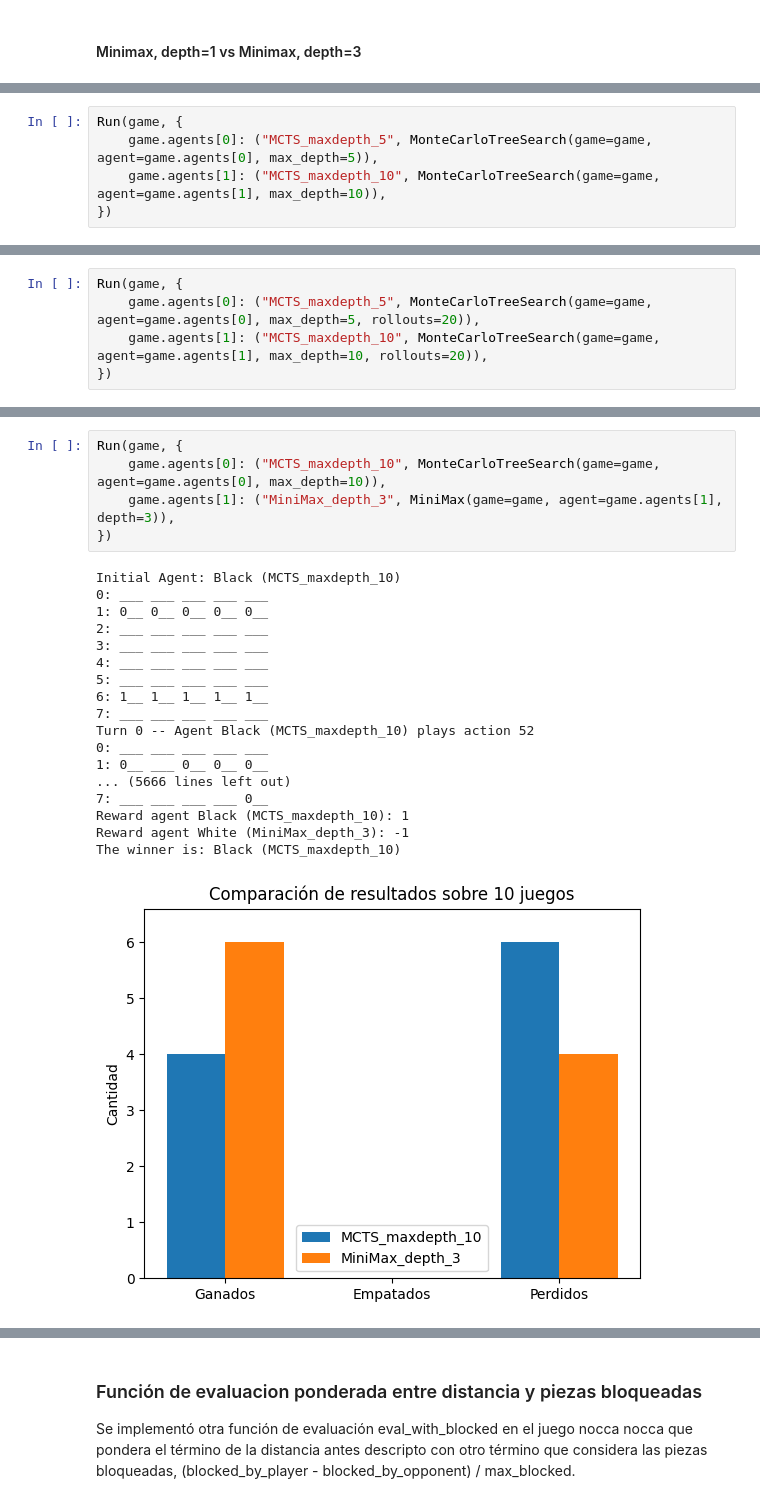
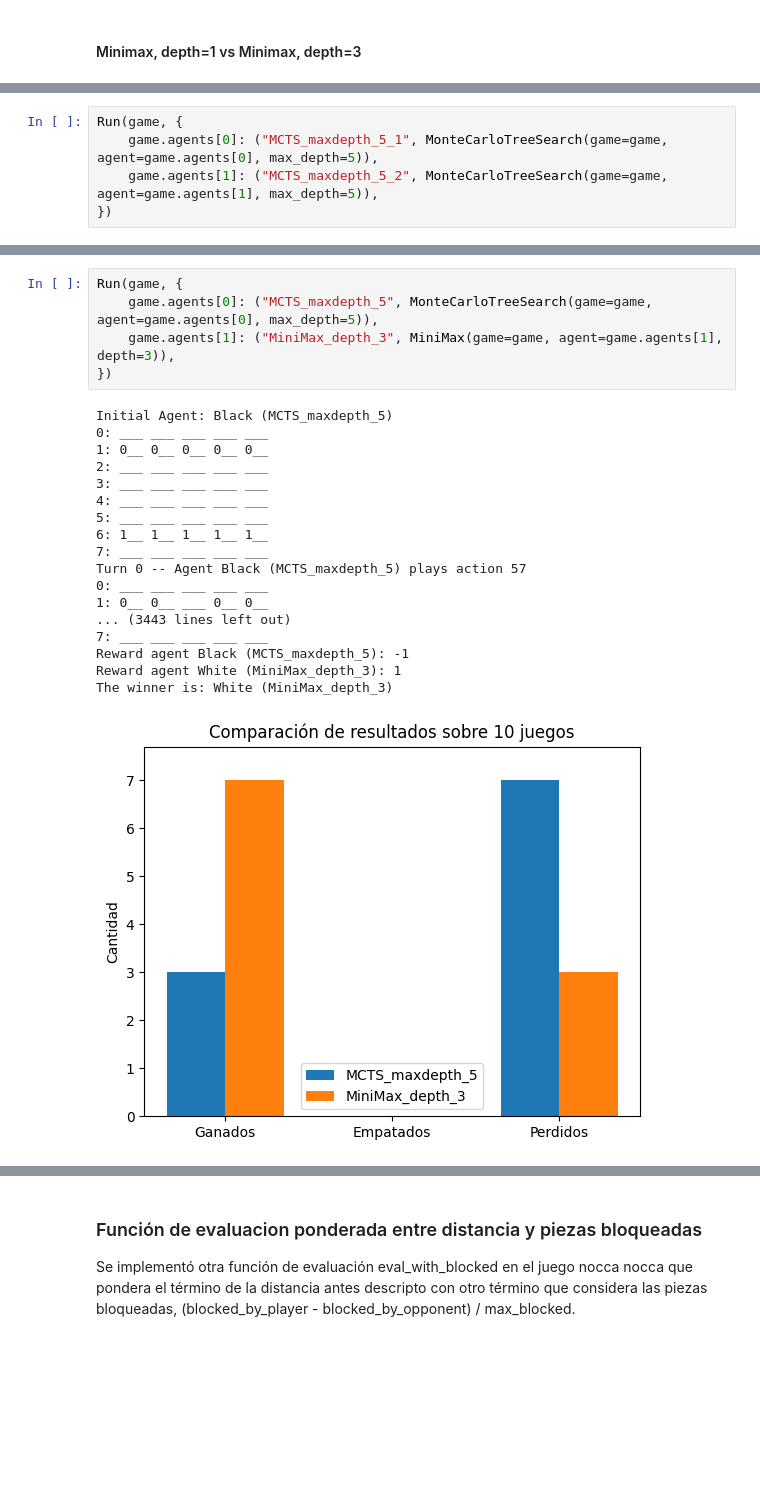
Before and after one commit to andscara/marl-obl2, a Jupyter notebook: Alternating Games/Nocca_Nocca.ipynb, the cells around one changed output, grey strips where cells are left out. Saved outputs shown, nothing was run; the diff lists cells and outputs as text; blank space fills up the shorter version.

```diff
--- a/Alternating Games/Nocca_Nocca.ipynb
+++ b/Alternating Games/Nocca_Nocca.ipynb
@@ -152,6 +152,6 @@ The winner is: White (MiniMax_depth_3)
 # %%
 Run(game, {
-    game.agents[0]: ("MCTS_maxdepth_5", MonteCarloTreeSearch(game=game, agent=game.agents[0], max_depth=5)),
-    game.agents[1]: ("MCTS_maxdepth_10", MonteCarloTreeSearch(game=game, agent=game.agents[1], max_depth=10)),
+    game.agents[0]: ("MCTS_maxdepth_5_1", MonteCarloTreeSearch(game=game, agent=game.agents[0], max_depth=5)),
+    game.agents[1]: ("MCTS_maxdepth_5_2", MonteCarloTreeSearch(game=game, agent=game.agents[1], max_depth=5)),
 })
 # %% [output]
@@ -180,5 +177,0 @@ En teoría debería de ganar el que tiene más depth sin embargo no ocurrió, se
-# %%
-Run(game, {
-    game.agents[0]: ("MCTS_maxdepth_5", MonteCarloTreeSearch(game=game, agent=game.agents[0], max_depth=5, rollouts=20)),
-    game.agents[1]: ("MCTS_maxdepth_10", MonteCarloTreeSearch(game=game, agent=game.agents[1], max_depth=10, rollouts=20)),
-})
@@ -206,24 +180,24 @@ The winner is: White (MCTS_maxdepth_10)
 # %%
 Run(game, {
-    game.agents[0]: ("MCTS_maxdepth_10", MonteCarloTreeSearch(game=game, agent=game.agents[0], max_depth=10)),
+    game.agents[0]: ("MCTS_maxdepth_5", MonteCarloTreeSearch(game=game, agent=game.agents[0], max_depth=5)),
     game.agents[1]: ("MiniMax_depth_3", MiniMax(game=game, agent=game.agents[1], depth=3)),
 })
 # %% [output]
-Initial Agent: Black (MCTS_maxdepth_10)
+Initial Agent: Black (MCTS_maxdepth_5)
 0: ___ ___ ___ ___ ___
 1: 0__ 0__ 0__ 0__ 0__
 2: ___ ___ ___ ___ ___
 3: ___ ___ ___ ___ ___
 4: ___ ___ ___ ___ ___
 5: ___ ___ ___ ___ ___
 6: 1__ 1__ 1__ 1__ 1__
 7: ___ ___ ___ ___ ___
-Turn 0 -- Agent Black (MCTS_maxdepth_10) plays action 52
+Turn 0 -- Agent Black (MCTS_maxdepth_5) plays action 57
 0: ___ ___ ___ ___ ___
-1: 0__ ___ 0__ 0__ 0__
-... (5666 lines left out)
-7: ___ ___ ___ ___ 0__
-Reward agent Black (MCTS_maxdepth_10): 1
-Reward agent White (MiniMax_depth_3): -1
-The winner is: Black (MCTS_maxdepth_10)
+1: 0__ 0__ ___ 0__ 0__
+... (3443 lines left out)
+7: ___ ___ ___ ___ ___
+Reward agent Black (MCTS_maxdepth_5): -1
+Reward agent White (MiniMax_depth_3): 1
+The winner is: White (MiniMax_depth_3)
-[figure, old version]
+[figure, new version]
```
Also changed, not shown: parts of 21 cells of this notebook, 6 other files.
